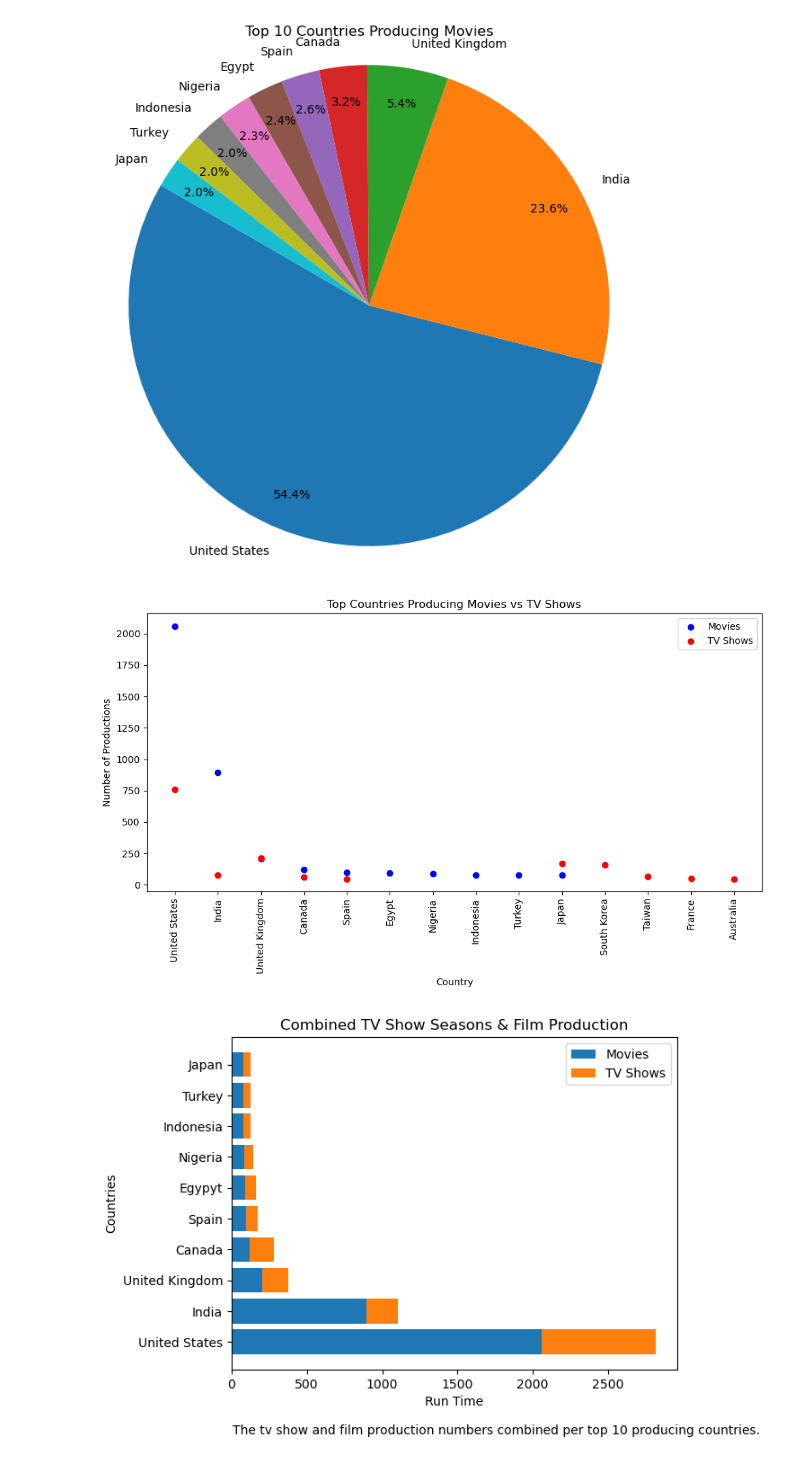
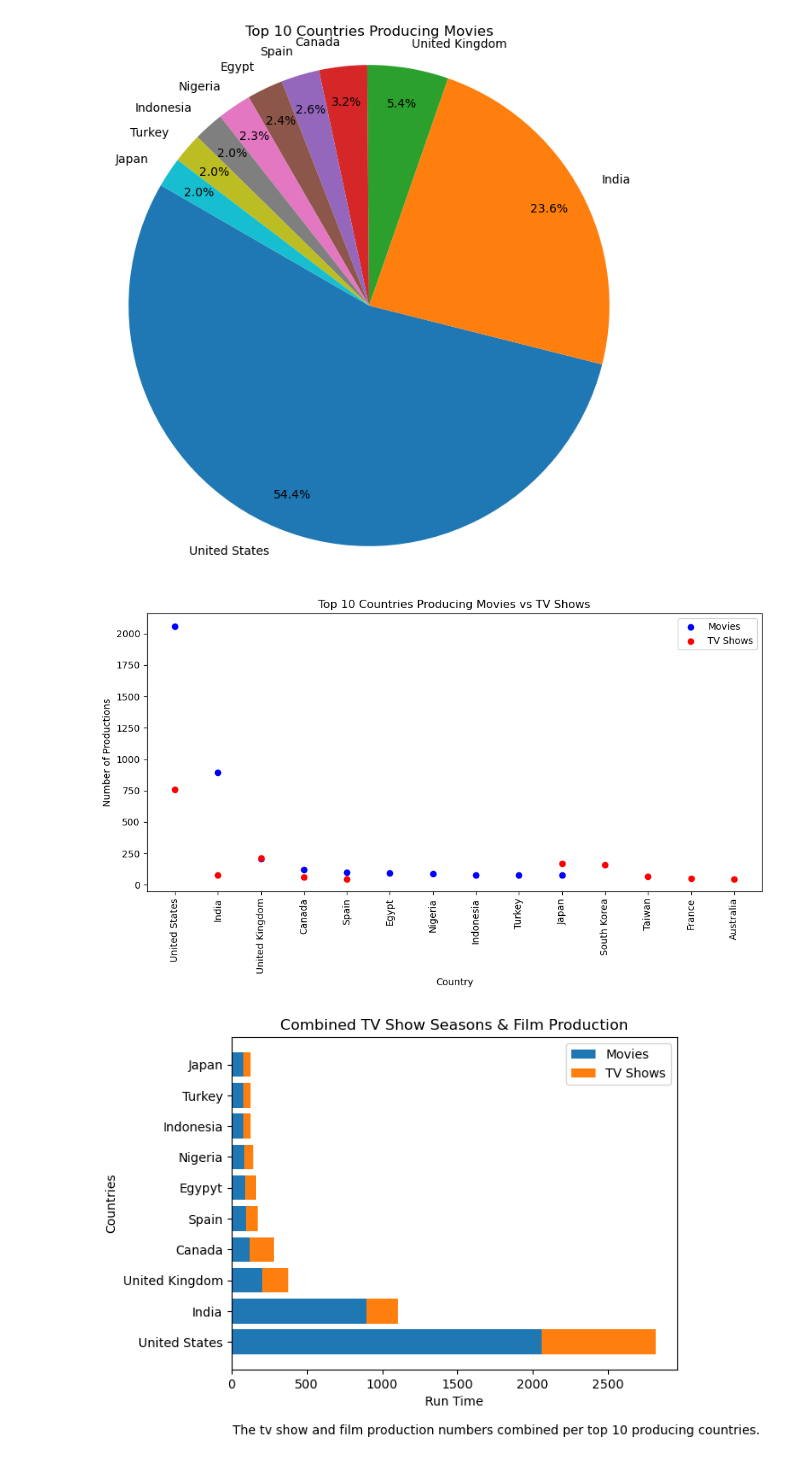
Before and after one commit to AdriannaDJ/Project_1, a Jupyter notebook: Project_1_Amit.ipynb, the cells around one changed output. Cells and saved outputs as stored; diff of their text form; code cells hidden in the pictures.

```diff
--- a/Project_1_Amit.ipynb
+++ b/Project_1_Amit.ipynb
@@ -667,32 +684,32 @@ Name: count, dtype: int64
 # %%
 ## Scatter plot of comparison between film and tv show
 movies_data = cleaned_data[cleaned_data['type'] == 'Movie']
 movies_countries = movies_data['country'].dropna()
 movies_country_counts = movies_countries.value_counts().head(10)
 
 tv_shows_data = cleaned_data[cleaned_data['type'] == 'TV Show']
 tv_shows_countries = tv_shows_data['country'].dropna()
 tv_shows_country_counts = tv_shows_countries.value_counts().head(10)
 
 movies_x = movies_country_counts.index
 movies_y = movies_country_counts.values
 
 tv_shows_x = tv_shows_country_counts.index
 tv_shows_y = tv_shows_country_counts.values
 
 plt.figure(figsize=(10, 6))
 plt.scatter(movies_x, movies_y, color='blue', label='Movies')
 plt.scatter(tv_shows_x, tv_shows_y, color='red', label='TV Shows')
 
 plt.xlabel('Country')
 plt.ylabel('Number of Productions')
-plt.title('Top Countries Producing Movies vs TV Shows')
+plt.title('Top 10 Countries Producing Movies vs TV Shows')
 plt.xticks(rotation=90)
 plt.legend()
 
 plt.tight_layout()
 plt.show()
 # %% [output]
-[figure, old version]
+[figure, new version]
 # %%
 ## The show and film production numbers combined per top 10 country
```
Also changed, not shown: parts of 9 cells of this notebook.
